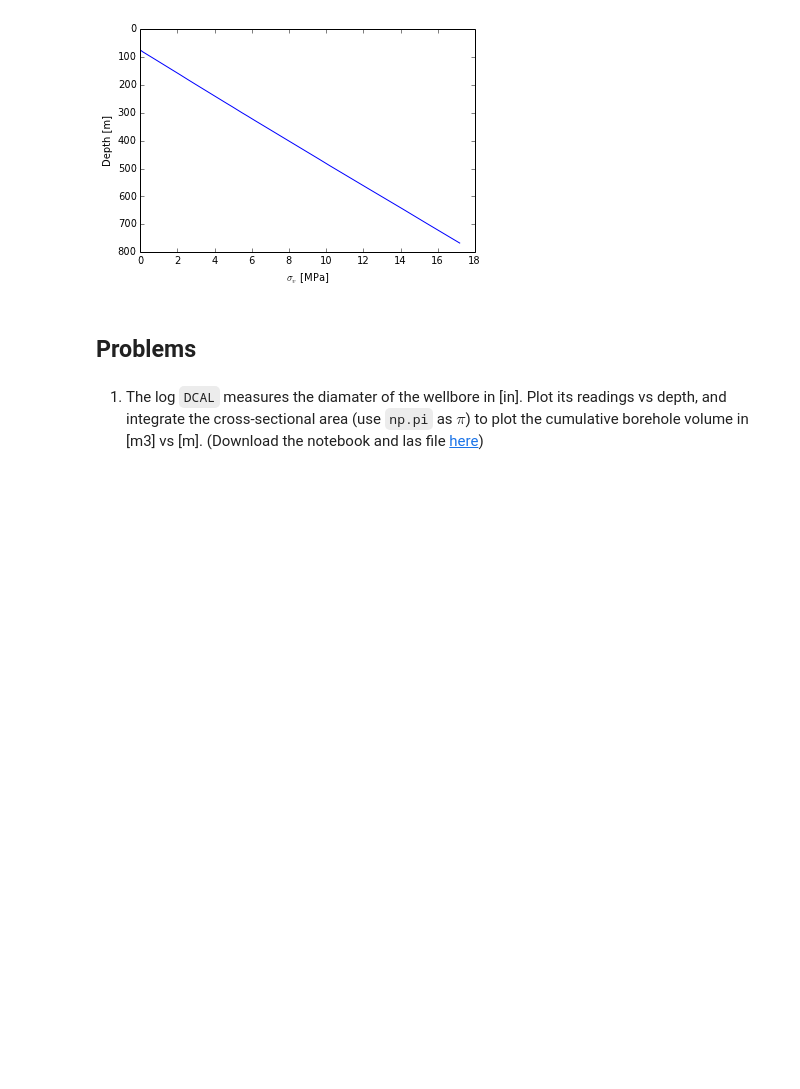
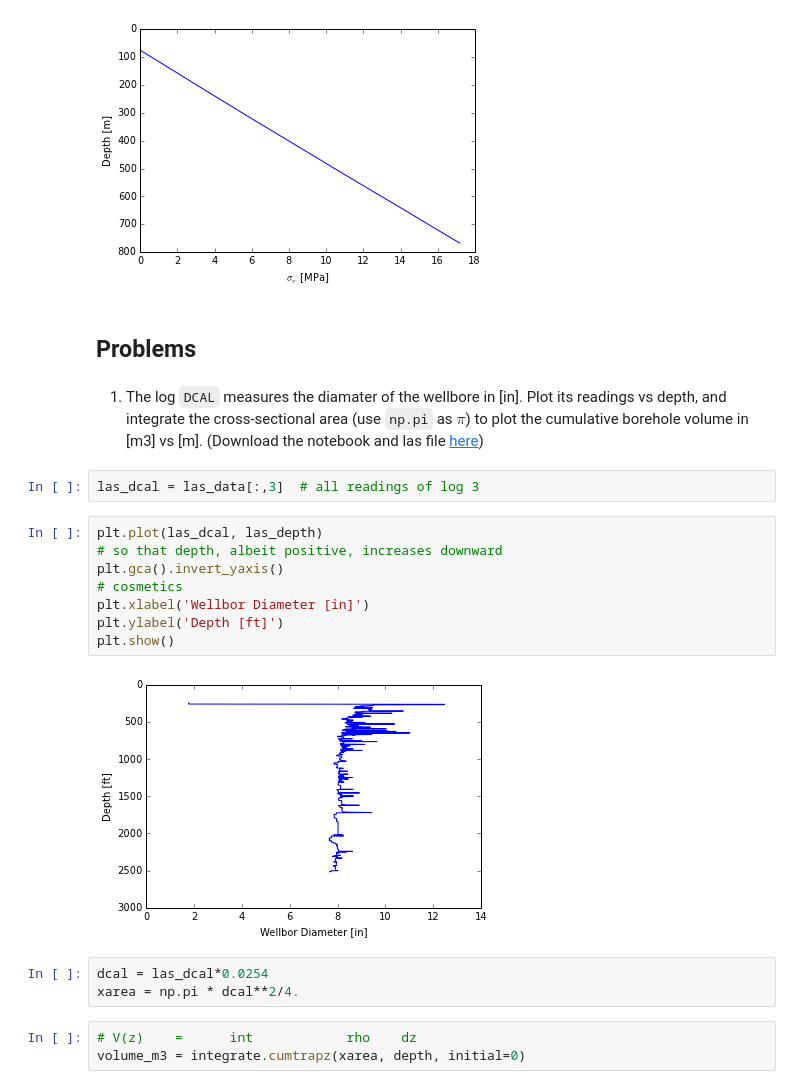
Before and after one commit to philippslang/nummet_I, a Jupyter notebook: LoadingPlotting.ipynb, the cells around one changed output. Cells and saved outputs as stored; diff of their text form; blank space fills up the shorter version.

```diff
--- a/LoadingPlotting.ipynb
+++ b/LoadingPlotting.ipynb
@@ -118,3 +118,21 @@ plt.show()
 ## Problems
 # %% [markdown]
 1. The log `DCAL` measures the diamater of the wellbore in [in]. Plot its readings vs depth, and integrate the cross-sectional area (use `np.pi` as $\pi$) to plot the cumulative borehole volume in [m3] vs [m]. (Download the notebook and las file <a href="https://github.com/imprm/nummet_I/blob/master/LoadingPlotting.zip">here</a>)
+# %%
+las_dcal = las_data[:,3]  # all readings of log 3
+# %%
+plt.plot(las_dcal, las_depth)
+# so that depth, albeit positive, increases downward
+plt.gca().invert_yaxis()
+# cosmetics
+plt.xlabel('Wellbor Diameter [in]')
+plt.ylabel('Depth [ft]')
+plt.show()
+# %% [output]
+[figure, added]
+# %%
+dcal = las_dcal*0.0254
+xarea = np.pi * dcal**2/4.
+# %%
+# V(z)    =      int            rho    dz
+volume_m3 = integrate.cumtrapz(xarea, depth, initial=0)
```
Also changed, not shown: parts of 1 cell of this notebook, 1 other file.
